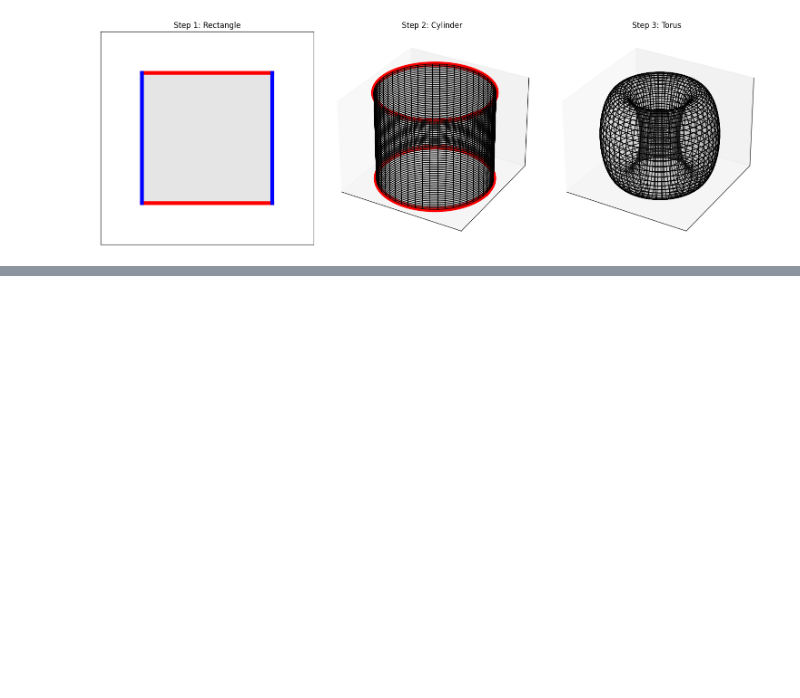
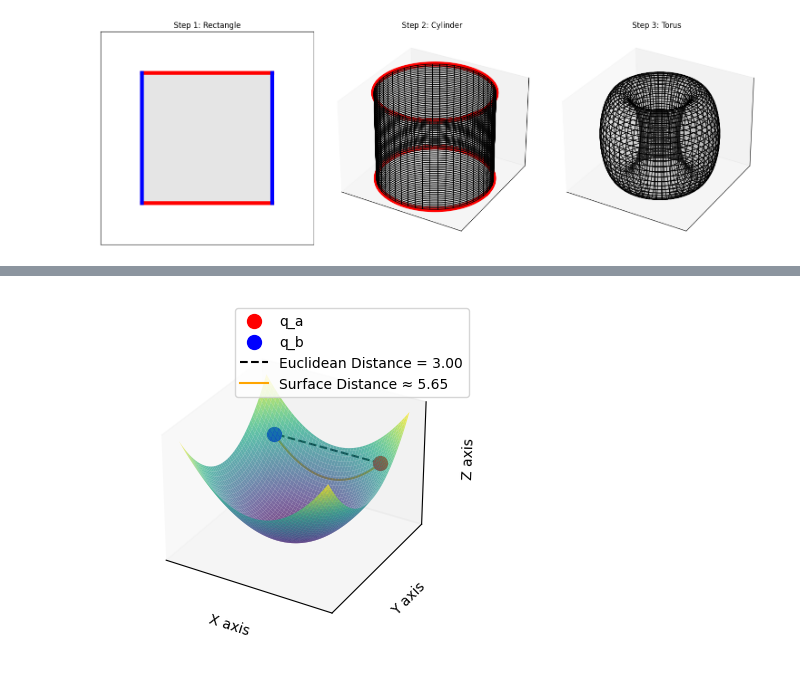
Before and after one commit to Haislich/AMRNotes, a Jupyter notebook: scripts/configuration_space.ipynb, the cells around one changed output, grey strips where cells are left out. Drawn from its saved outputs; the diff is of its cells as text; code cells hidden in the pictures; blank space fills up the shorter version.

```diff
--- a/scripts/configuration_space.ipynb
+++ b/scripts/configuration_space.ipynb
@@ -826,0 +742,83 @@ plt.show()
+# %%
+import numpy as np
+import matplotlib.pyplot as plt
+
+# Create a grid of points
+x = np.linspace(-2, 2, 100)
+y = np.linspace(-2, 2, 100)
+x, y = np.meshgrid(x, y)
+
+# Define the U-shaped surface (parabolic bowl)
+z = x**2 + y**2
+
+# Points q_a and q_b
+q_a = np.array([1.5, 1.5])
+q_b = np.array([-1.5, 1.5])
+
+# Calculate z values for q_a and q_b
+z_a = q_a[0] ** 2 + q_a[1] ** 2
+z_b = q_b[0] ** 2 + q_b[1] ** 2
+
+# Euclidean distance between q_a and q_b
+euclidean_distance = np.linalg.norm(q_a - q_b)
+
+# Generate intermediate points along the surface between q_a and q_b
+n_steps = 100
+t_values = np.linspace(0, 1, n_steps)
+surface_path_x = (1 - t_values) * q_a[0] + t_values * q_b[0]
+surface_path_y = (1 - t_values) * q_a[1] + t_values * q_b[1]
+surface_path_z = surface_path_x**2 + surface_path_y**2
+
+# Approximate surface distance by summing distances along the surface
+surface_distance = 0
+for i in range(1, n_steps):
+    point1 = np.array(
+        [surface_path_x[i - 1], surface_path_y[i - 1], surface_path_z[i - 1]]
+    )
+    point2 = np.array([surface_path_x[i], surface_path_y[i], surface_path_z[i]])
+    surface_distance += np.linalg.norm(point2 - point1)
+
+# Plotting the surface
+fig = plt.figure()
+ax = fig.add_subplot(111, projection="3d")
+ax.plot_surface(x, y, z, cmap="viridis", alpha=0.7)
+
+# Plotting points q_a and q_b
+ax.scatter(q_a[0], q_a[1], z_a, color="red", s=100, label="q_a")
+ax.scatter(q_b[0], q_b[1], z_b, color="blue", s=100, label="q_b")
+
+# Plotting Euclidean distance (straight line)
+ax.plot(
+    [q_a[0], q_b[0]],
+    [q_a[1], q_b[1]],
+    [z_a, z_b],
+    color="black",
+    linestyle="--",
+    label=f"Euclidean Distance = {euclidean_distance:.2f}",
+)
+
+# Plotting the surface distance (curved line along the surface)
+ax.plot(
+    surface_path_x,
+    surface_path_y,
+    surface_path_z,
+    color="orange",
+    label=f"Surface Distance ≈ {surface_distance:.2f}",
+)
+
+# Labels and title
+ax.set_xlabel("X axis")
+ax.set_ylabel("Y axis")
+ax.set_zlabel("Z axis")
+
+ax.set_xticks([])
+ax.set_yticks([])
+ax.set_zticks([])
+ax.set_box_aspect(aspect=None, zoom=0.8)  # zoom out to show the z label
+# Show the plot
+# Legend
+ax.legend(loc="upper right")
+
+plt.show()
+# %% [output]
+[figure, added]
```
Also changed, not shown: parts of 9 cells of this notebook, 10 other files.
